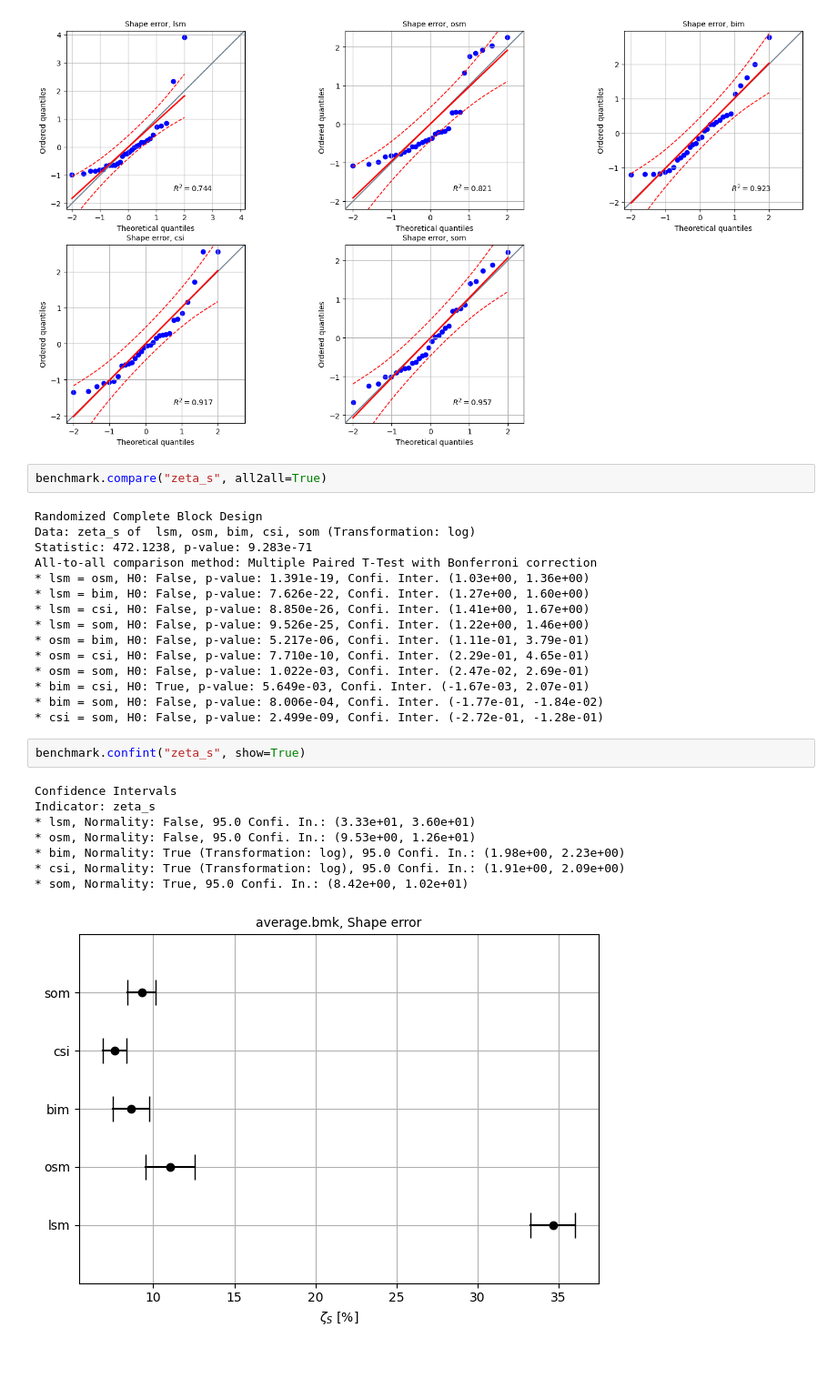
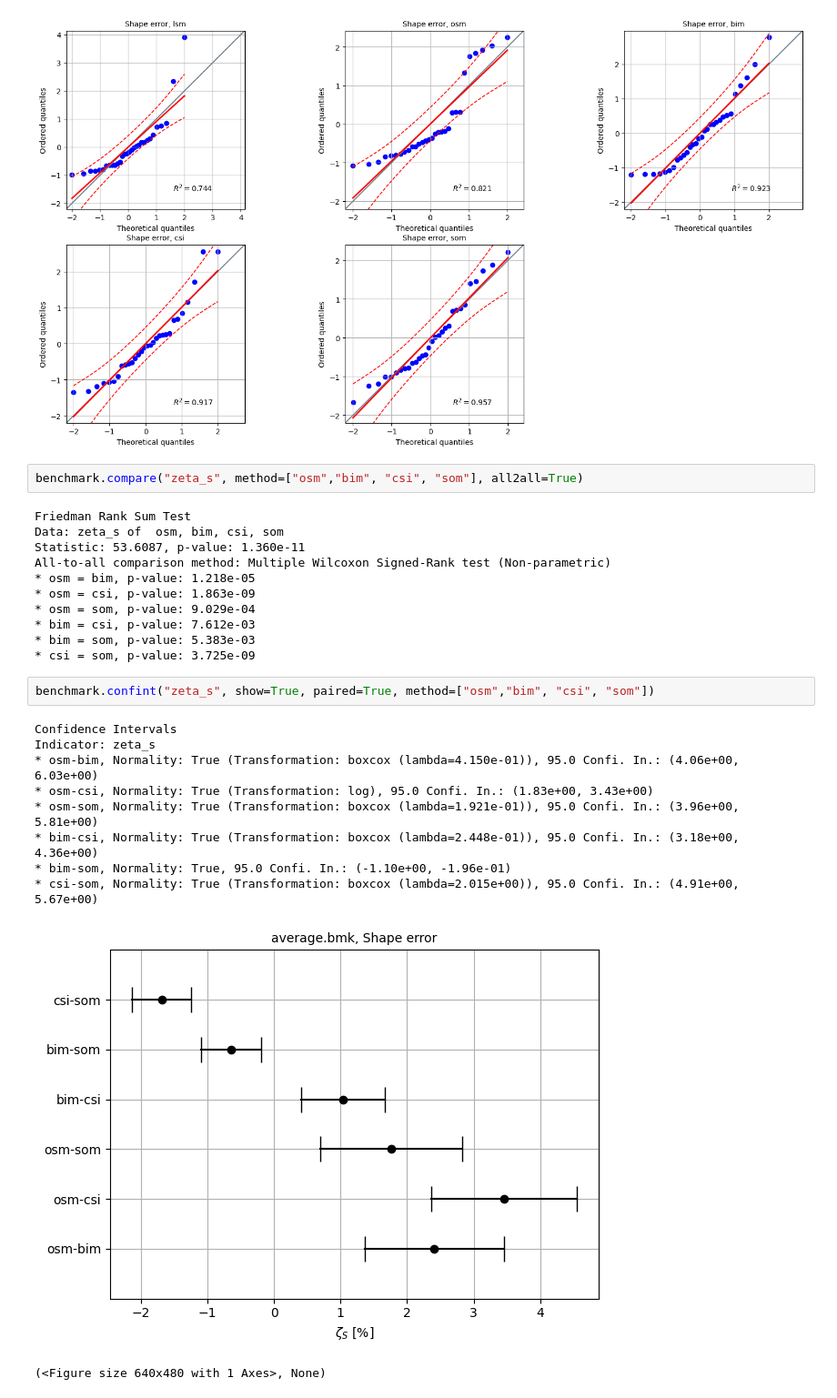
Before and after one commit to andre-batista/PISPAEIS, a Jupyter notebook: experiments/average/showresults.ipynb, the cells around one changed output. Shown: that part at 91% size. Saved outputs shown, nothing was run; the diff lists cells and outputs as text; blank space fills up the shorter version.

```diff
--- a/experiments/average/showresults.ipynb
+++ b/experiments/average/showresults.ipynb
@@ -28,30 +28,28 @@ benchmark.normality("zeta_s", show=True)
 # %% [output]
 [figure]
 # %%
-benchmark.compare("zeta_s", all2all=True)
+benchmark.compare("zeta_s", method=["osm","bim", "csi", "som"], all2all=True)
 # %% [output]
-Randomized Complete Block Design
-Data: zeta_s of  lsm, osm, bim, csi, som (Transformation: log)
-Statistic: 472.1238, p-value: 9.283e-71
-All-to-all comparison method: Multiple Paired T-Test with Bonferroni correction
-* lsm = osm, H0: False, p-value: 1.391e-19, Confi. Inter. (1.03e+00, 1.36e+00)
-* lsm = bim, H0: False, p-value: 7.626e-22, Confi. Inter. (1.27e+00, 1.60e+00)
-* lsm = csi, H0: False, p-value: 8.850e-26, Confi. Inter. (1.41e+00, 1.67e+00)
-* lsm = som, H0: False, p-value: 9.526e-25, Confi. Inter. (1.22e+00, 1.46e+00)
-* osm = bim, H0: False, p-value: 5.217e-06, Confi. Inter. (1.11e-01, 3.79e-01)
-* osm = csi, H0: False, p-value: 7.710e-10, Confi. Inter. (2.29e-01, 4.65e-01)
-* osm = som, H0: False, p-value: 1.022e-03, Confi. Inter. (2.47e-02, 2.69e-01)
-* bim = csi, H0: True, p-value: 5.649e-03, Confi. Inter. (-1.67e-03, 2.07e-01)
-* bim = som, H0: False, p-value: 8.006e-04, Confi. Inter. (-1.77e-01, -1.84e-02)
-* csi = som, H0: False, p-value: 2.499e-09, Confi. Inter. (-2.72e-01, -1.28e-01)
+Friedman Rank Sum Test
+Data: zeta_s of  osm, bim, csi, som
+Statistic: 53.6087, p-value: 1.360e-11
+All-to-all comparison method: Multiple Wilcoxon Signed-Rank test (Non-parametric)
+* osm = bim, p-value: 1.218e-05
+* osm = csi, p-value: 1.863e-09
+* osm = som, p-value: 9.029e-04
+* bim = csi, p-value: 7.612e-03
+* bim = som, p-value: 5.383e-03
+* csi = som, p-value: 3.725e-09
 # %%
-benchmark.confint("zeta_s", show=True)
+benchmark.confint("zeta_s", show=True, paired=True, method=["osm","bim", "csi", "som"])
 # %% [output]
 Confidence Intervals
 Indicator: zeta_s
-* lsm, Normality: False, 95.0 Confi. In.: (3.33e+01, 3.60e+01)
-* osm, Normality: False, 95.0 Confi. In.: (9.53e+00, 1.26e+01)
-* bim, Normality: True (Transformation: log), 95.0 Confi. In.: (1.98e+00, 2.23e+00)
-* csi, Normality: True (Transformation: log), 95.0 Confi. In.: (1.91e+00, 2.09e+00)
-* som, Normality: True, 95.0 Confi. In.: (8.42e+00, 1.02e+01)
+* osm-bim, Normality: True (Transformation: boxcox (lambda=4.150e-01)), 95.0 Confi. In.: (4.06e+00, 6.03e+00)
+* osm-csi, Normality: True (Transformation: log), 95.0 Confi. In.: (1.83e+00, 3.43e+00)
+* osm-som, Normality: True (Transformation: boxcox (lambda=1.921e-01)), 95.0 Confi. In.: (3.96e+00, 5.81e+00)
+* bim-csi, Normality: True (Transformation: boxcox (lambda=2.448e-01)), 95.0 Confi. In.: (3.18e+00, 4.36e+00)
+* bim-som, Normality: True, 95.0 Confi. In.: (-1.10e+00, -1.96e-01)
+* csi-som, Normality: True (Transformation: boxcox (lambda=2.015e+00)), 95.0 Confi. In.: (4.91e+00, 5.67e+00)
-[figure, old version]
+[figure, new version]
+(<Figure size 640x480 with 1 Axes>, None)
```
Also changed, not shown: parts of 2 cells of this notebook, 12 other files.
